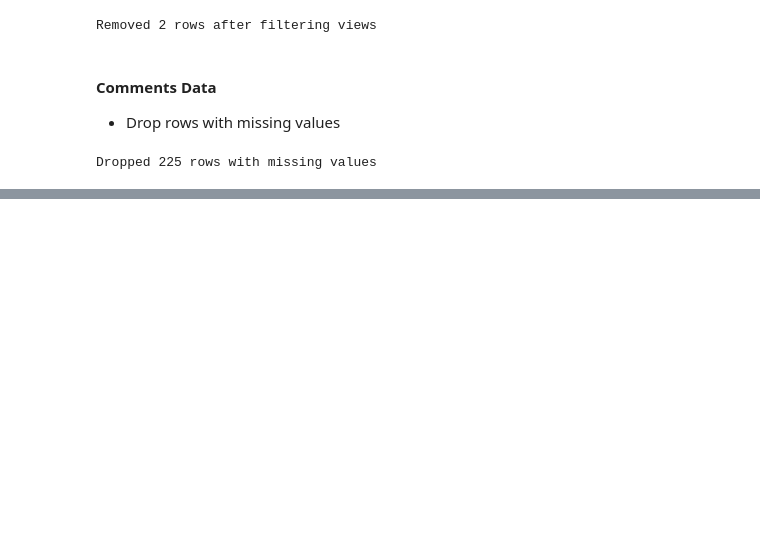
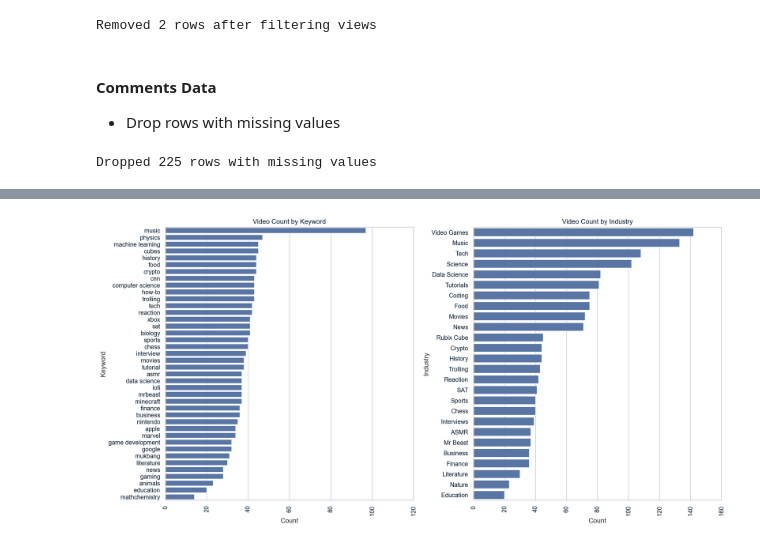
Before and after one commit to cogxen/notebooks, a Jupyter notebook: youtube-comments-video-stats/report.ipynb, the cells around one changed output, grey strips where cells are left out. Saved outputs shown, nothing was run; the diff lists cells and outputs as text; code cells hidden in the pictures; blank space fills up the shorter version.

```diff
--- a/youtube-comments-video-stats/report.ipynb
+++ b/youtube-comments-video-stats/report.ipynb
@@ -462,0 +777,6 @@ Dropped 225 rows with missing values
+# %%
+# Define the threshold
+min_videos_threshold = 10
+
+# Store the original number of rows
+original_row_count = c_video_stats.shape[0]
@@ -462,0 +785,2 @@ Dropped 225 rows with missing values
+# %%
+industry_video_counts = c_video_stats.groupby('Industry')['Video ID'].count().sort_values().reset_index()
@@ -462,0 +789,2 @@ Dropped 225 rows with missing values
+# %%
+industries_to_drop = industry_video_counts[industry_video_counts['Video ID'] < min_videos_threshold]['Industry'].values
@@ -462,0 +793,2 @@ Dropped 225 rows with missing values
+# %%
+c_video_stats = c_video_stats[~c_video_stats['Industry'].isin(industries_to_drop)]
@@ -462,0 +820,25 @@ Dropped 225 rows with missing values
+# %%
+# Set up the figure and subplots
+fig, axes = plt.subplots(1, 2, figsize=(16, 8))
+
+# Plot video count by Keyword
+keyword_counts = c_video_stats.groupby('Keyword')['Video ID'].count().sort_values(ascending=False).reset_index()
+keyword_counts.columns = ['Keyword', 'Count']
+sns.barplot(data=keyword_counts, y='Keyword', x='Count', ax=axes[0])
+axes[0].set_title('Video Count by Keyword')
+axes[0].set_xticks(axes[0].get_xticks())
+axes[0].set_xticklabels(axes[0].get_xticklabels(), rotation=90)
+
+# Plot video count by Industry
+industry_counts = c_video_stats.groupby('Industry')['Video ID'].count().sort_values(ascending=False).reset_index()
+industry_counts.columns = ['Industry', 'Count']
+sns.barplot(data=industry_counts, y='Industry', x='Count', ax=axes[1])
+axes[1].set_title('Video Count by Industry')
+axes[1].set_xticks(axes[1].get_xticks())
+axes[1].set_xticklabels(axes[1].get_xticklabels(), rotation=90)
+
+# Adjust layout for better spacing
+plt.tight_layout()
+plt.show()
+# %% [output]
+[figure, added]
```
Also changed, not shown: parts of 96 cells of this notebook.
